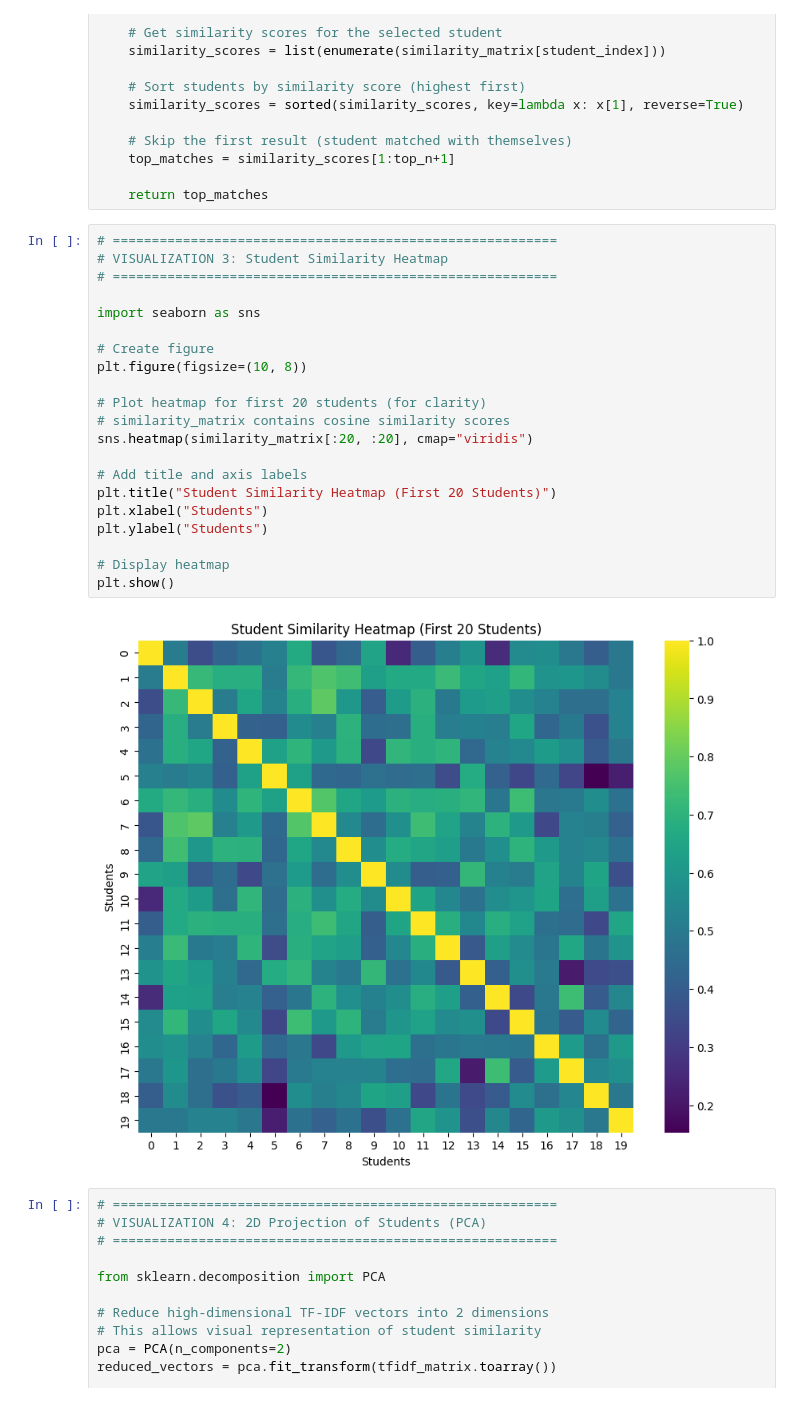
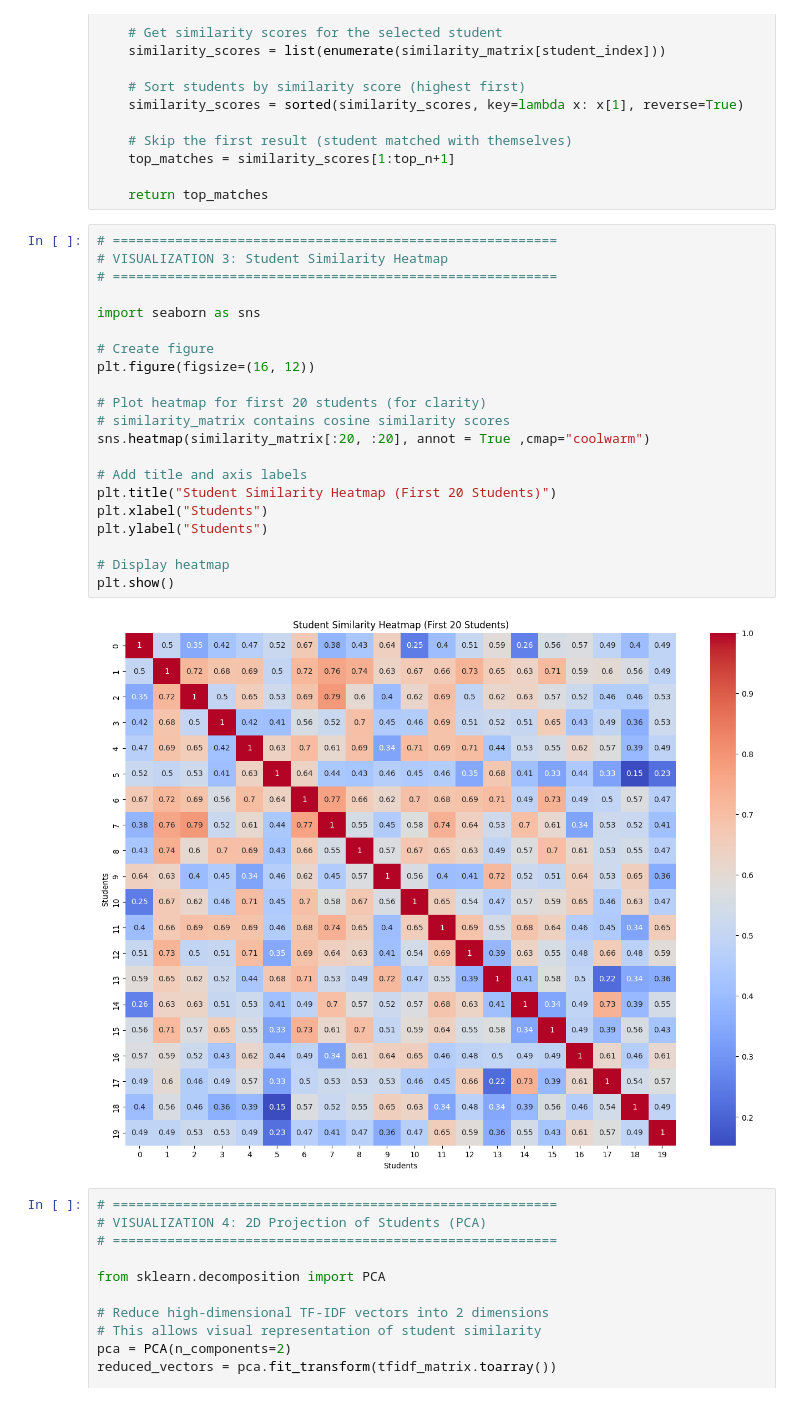
Before and after one commit to hellen-noeline/AI-Enabled-peer-to-peer-learning-framework, a Jupyter notebook: The Actual Educonnect/Educonnect/notebooks/us_students_ml_pipeline.ipynb, the cells around one changed output. Saved outputs shown, nothing was run; the diff lists cells and outputs as text.

```diff
--- a/The Actual Educonnect/Educonnect/notebooks/us_students_ml_pipeline.ipynb
+++ b/The Actual Educonnect/Educonnect/notebooks/us_students_ml_pipeline.ipynb
@@ -204,26 +204,26 @@ def recommend_peers(student_index, top_n=5):
 # %%
 # =========================================================
 # VISUALIZATION 3: Student Similarity Heatmap
 # =========================================================
 
 import seaborn as sns
 
 # Create figure
-plt.figure(figsize=(10, 8))
+plt.figure(figsize=(16, 12))
 
 # Plot heatmap for first 20 students (for clarity)
 # similarity_matrix contains cosine similarity scores
-sns.heatmap(similarity_matrix[:20, :20], cmap="viridis")
+sns.heatmap(similarity_matrix[:20, :20], annot = True ,cmap="coolwarm")
 
 # Add title and axis labels
 plt.title("Student Similarity Heatmap (First 20 Students)")
 plt.xlabel("Students")
 plt.ylabel("Students")
 
 # Display heatmap
 plt.show()
 # %% [output]
-[figure, old version]
+[figure, new version]
 # %%
 # =========================================================
 # VISUALIZATION 4: 2D Projection of Students (PCA)
```
